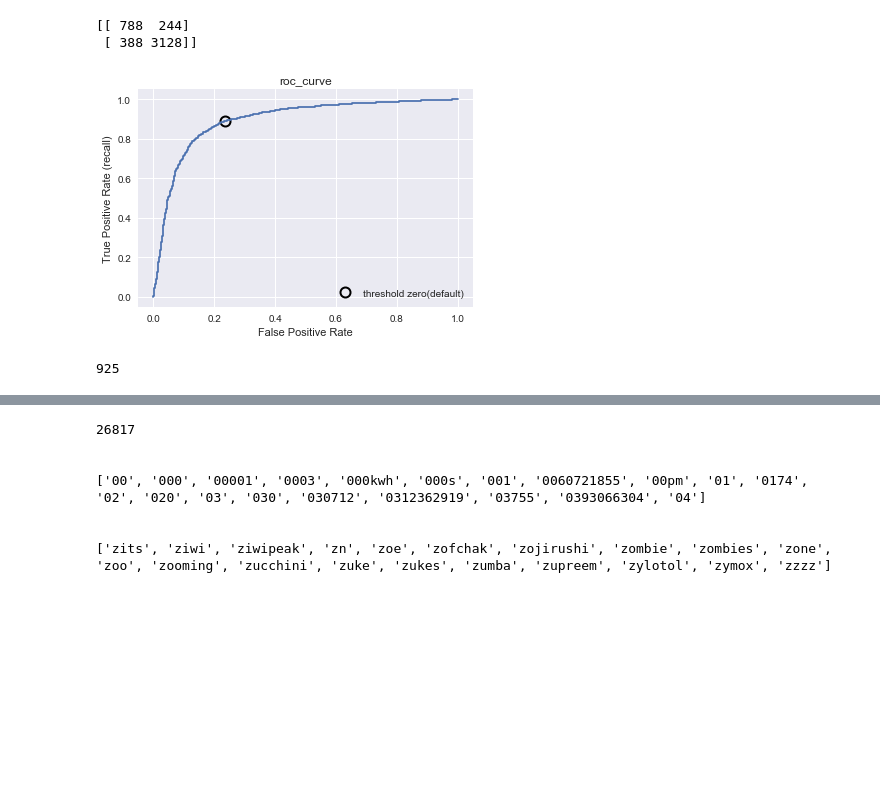
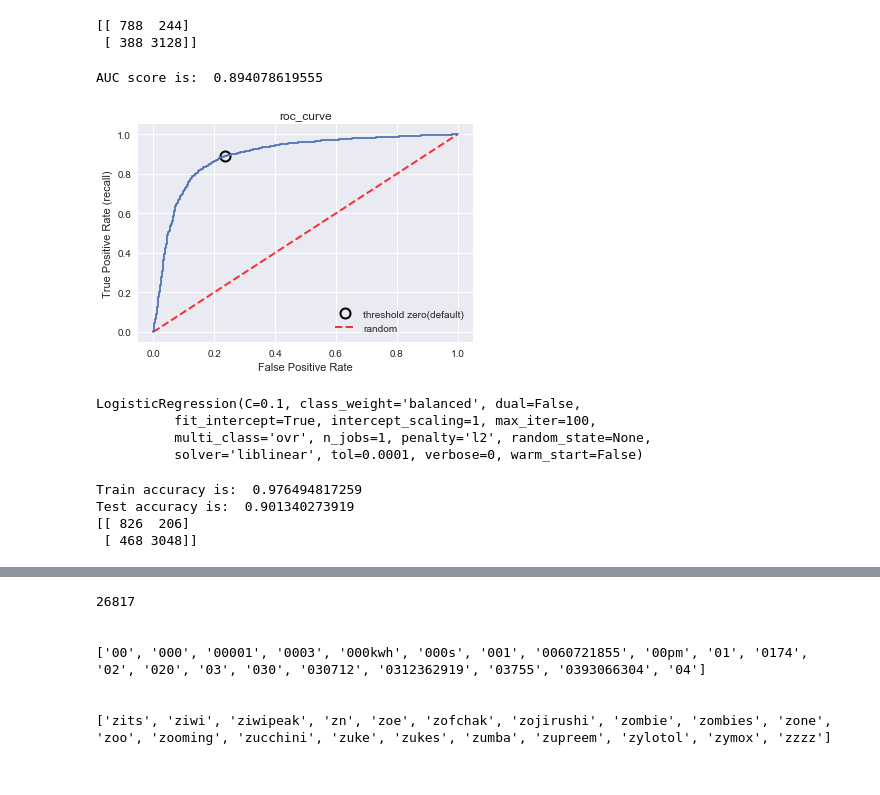
Before and after one commit to Juice178/sentiment_analysis, a Jupyter notebook: Review_ml-Copy2.ipynb, the cells around one changed output, grey strips where cells are left out. Drawn from its saved outputs; the diff is of its cells as text; code cells hidden in the pictures; blank space fills up the shorter version.

```diff
--- a/Review_ml-Copy2.ipynb
+++ b/Review_ml-Copy2.ipynb
@@ -136,7 +136,7 @@ from sklearn.linear_model import LogisticRegression
 logreg = LogisticRegression(class_weight="balanced")
 param_grid = {'C': [0.01, 0.1, 1, 10, 100]}
 
-grid = GridSearchCV(logreg, param_grid, cv=5)
+grid = GridSearchCV(logreg, param_grid, scoring="accuracy", cv=5)
 logreg_train = grid.fit(X_train, y_train)
 # %%
 print(grid.best_estimator_)
@@ -165,19 +165,43 @@ print(confusion)
 # %%
 from sklearn.metrics import roc_curve
 
 fpr, tpr, thresholds = roc_curve(y_test, grid.decision_function(X_test))
 # find threshold closest to zero:
 close_zero = np.argmin(np.abs(thresholds))
 plt.plot(fpr[close_zero], tpr[close_zero], 'o', markersize=10,
          label="threshold zero(default)", fillstyle="none", c='k', mew=2)
+plt.plot([0,1], linestyle='--', lw=2, color='r', label='random', alpha=0.8)
 plt.legend(loc=4)
 plt.plot(fpr, tpr, label="ROC Curve")
 plt.xlabel("False Positive Rate")
 plt.ylabel("True Positive Rate (recall)")
 plt.title("roc_curve");
+from sklearn.metrics import auc
+print("AUC score is: ", auc(fpr, tpr));
 # %% [output]
+AUC score is:  0.894078619555
-[figure, old version]
+[figure, new version]
-# %%
-print(len(thresholds))
-# %% [output]
-925
+# %%
+logreg = LogisticRegression(class_weight="balanced")
+param_grid = {'C': [0.01, 0.1, 1, 10, 100]}
+
+grid = GridSearchCV(logreg, param_grid, scoring="roc_auc", cv=5)
+logreg_train = grid.fit(X_train, y_train)
+print(grid.best_estimator_)
+# %% [output]
+LogisticRegression(C=0.1, class_weight='balanced', dual=False,
+          fit_intercept=True, intercept_scaling=1, max_iter=100,
+          multi_class='ovr', n_jobs=1, penalty='l2', random_state=None,
+          solver='liblinear', tol=0.0001, verbose=0, warm_start=False)
+# %%
+pred_logreg = logreg_train.predict(X_test)
+print("Train accuracy is: ", grid.score(X_train, y_train))
+print("Test accuracy is: ", grid.score(X_test, y_test))
+
+confusion = confusion_matrix(y_test, pred_logreg)
+print(confusion)
+# %% [output]
+Train accuracy is:  0.976494817259
+Test accuracy is:  0.901340273919
+[[ 826  206]
+ [ 468 3048]]
```
Also changed, not shown: parts of 21 cells of this notebook.
